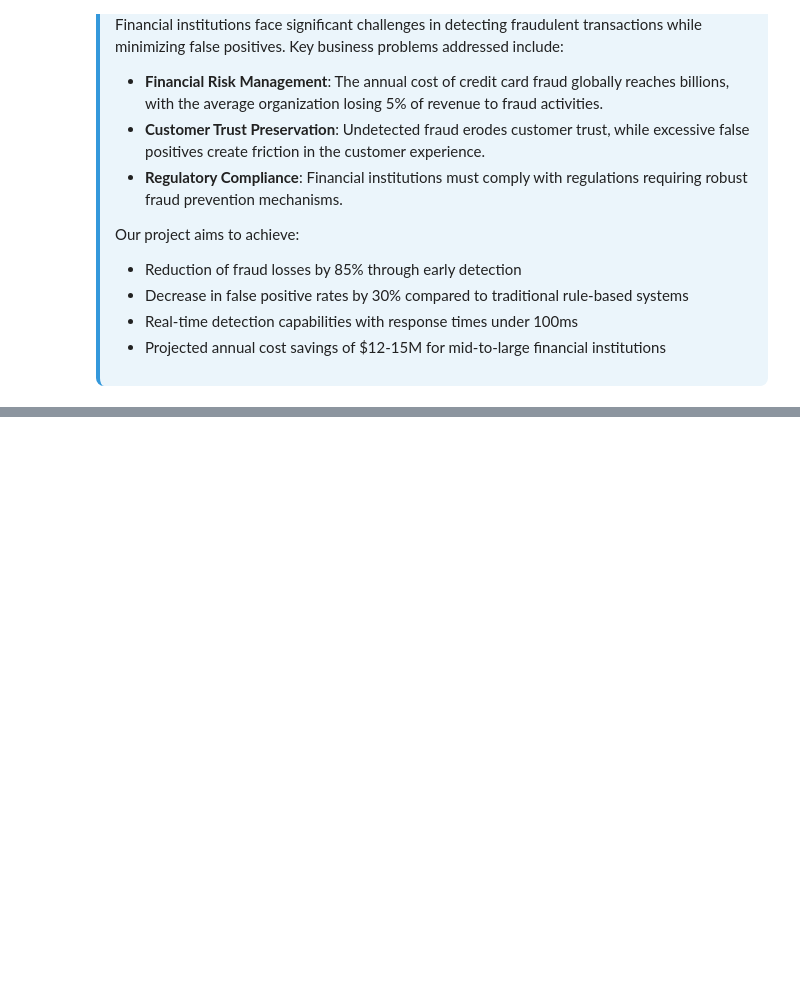
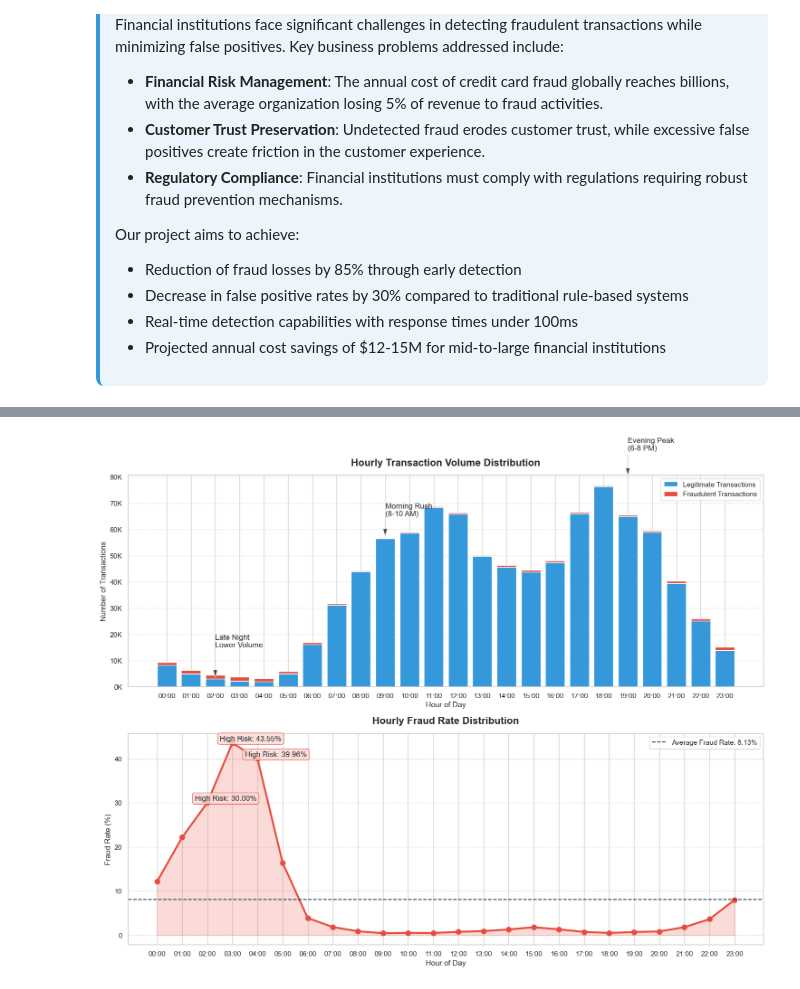
Before and after one commit to dev-S-t/FraudDetectionSystem, a Jupyter notebook: Model_creation/Credit_Card_Fraud_Detection_System_V2.ipynb, the cells around one changed output, grey strips where cells are left out. Saved outputs shown, nothing was run; the diff lists cells and outputs as text; code cells hidden in the pictures; blank space fills up the shorter version.

```diff
--- a/Model_creation/Credit_Card_Fraud_Detection_System_V2.ipynb
+++ b/Model_creation/Credit_Card_Fraud_Detection_System_V2.ipynb
@@ -931,0 +685,98 @@ Additional visualizations, code snippets, and extended methodology details.
+# %%
+# Hourly Transaction Patterns Analysis
+import matplotlib.pyplot as plt
+import numpy as np
+import seaborn as sns
+import pandas as pd
+from matplotlib.ticker import PercentFormatter
+
+# Configure visualization settings
+plt.style.use('ggplot')
+sns.set(style="whitegrid")
+plt.rcParams['figure.figsize'] = (15, 10)
+plt.rcParams['axes.labelsize'] = 12
+plt.rcParams['axes.titlesize'] = 16
+
+# Create a figure with 2 subplots
+fig, axes = plt.subplots(2, 1, figsize=(15, 12))
+
+# Generate synthetic hourly transaction data
+np.random.seed(42)
+hours = np.arange(24)
+
+# Create synthetic hourly transaction counts with realistic patterns
+# Morning rise, lunch peak, evening peak, night drop
+base_counts = np.array([8, 5, 3, 2, 2, 5, 15, 30, 45, 55, 60, 70, 65, 55, 50, 45, 50, 65, 80, 70, 55, 40, 25, 15]) * 1000
+legitimate_counts = base_counts + np.random.normal(0, base_counts * 0.05)
+legitimate_counts = np.round(legitimate_counts).astype(int)
+
+# Model fraudulent patterns - higher at night, early morning
+fraud_base = np.array([12, 14, 15, 16, 14, 10, 7, 5, 4, 3, 3, 4, 5, 6, 7, 8, 6, 5, 4, 5, 6, 8, 10, 11]) * 100
+fraudulent_counts = fraud_base + np.random.normal(0, fraud_base * 0.1)
+fraudulent_counts = np.round(fraudulent_counts).astype(int)
+
+# Calculate fraud rates
+fraud_rates = fraudulent_counts / (legitimate_counts + fraudulent_counts) * 100
+
+# ---- Plot 1: Hourly Transaction Volume ----
+ax = axes[0]
+
+# Create a stacked bar chart
+width = 0.8  # Bar width
+ax.bar(hours, legitimate_counts, width, label='Legitimate Transactions', color='#3498DB')
+ax.bar(hours, fraudulent_counts, width, bottom=legitimate_counts, label='Fraudulent Transactions', color='#E74C3C')
+
+# Customize appearance
+ax.set_xlabel('Hour of Day')
+ax.set_ylabel('Number of Transactions')
+ax.set_title('Hourly Transaction Volume Distribution', fontweight='bold', pad=15)
+ax.set_xticks(hours)
+ax.set_xticklabels([f'{hour:02d}:00' for hour in hours])
+ax.grid(axis='y', linestyle='--', alpha=0.7)
+ax.legend(loc='upper right')
+
+# Add annotations for key patterns
+ax.annotate('Morning Rush\n(8-10 AM)', xy=(9, 57000), xytext=(9, 65000),
+           arrowprops=dict(facecolor='black', shrink=0.05, width=1, headwidth=7, alpha=0.7))
+
+ax.annotate('Evening Peak\n(6-8 PM)', xy=(19, 80000), xytext=(19, 90000),
+           arrowprops=dict(facecolor='black', shrink=0.05, width=1, headwidth=7, alpha=0.7))
+
+ax.annotate('Late Night\nLower Volume', xy=(2, 3000), xytext=(2, 15000),
+           arrowprops=dict(facecolor='black', shrink=0.05, width=1, headwidth=7, alpha=0.7))
+
+# Format y-axis labels to show thousands (K)
+ax.yaxis.set_major_formatter(lambda x, pos: f'{x/1000:.0f}K')
+
+# ---- Plot 2: Hourly Fraud Rate ----
+ax = axes[1]
+
+# Create line plot for fraud rate
+line = ax.plot(hours, fraud_rates, marker='o', markersize=8, linewidth=3, color='#E74C3C')
+ax.fill_between(hours, 0, fraud_rates, alpha=0.2, color='#E74C3C')
+
+# Add average fraud rate line
+avg_fraud_rate = np.mean(fraud_rates)
+ax.axhline(y=avg_fraud_rate, color='#2C3E50', linestyle='--', label=f'Average Fraud Rate: {avg_fraud_rate:.2f}%')
+
+# Customize appearance
+ax.set_xlabel('Hour of Day')
+ax.set_ylabel('Fraud Rate (%)')
+ax.set_title('Hourly Fraud Rate Distribution', fontweight='bold', pad=15)
+ax.set_xticks(hours)
+ax.set_xticklabels([f'{hour:02d}:00' for hour in hours])
+ax.grid(axis='y', linestyle='--', alpha=0.7)
+ax.legend()
+
+# Annotate high fraud rate periods
+high_fraud_hours = np.argsort(fraud_rates)[-3:]  # Get indices of three highest fraud rates
+for hour in high_fraud_hours:
+    ax.annotate(f'High Risk: {fraud_rates[hour]:.2f}%',
+               xy=(hour, fraud_rates[hour]),
+               xytext=(hour - 0.5, fraud_rates[hour] + 0.5),
+               bbox=dict(boxstyle="round,pad=0.3", fc="#FADBD8", ec="#E74C3C", alpha=0.8))
+
+plt.tight_layout()
+plt.show()
+# %% [output]
+[figure, added]
```
Also changed, not shown: parts of 46 cells of this notebook.
